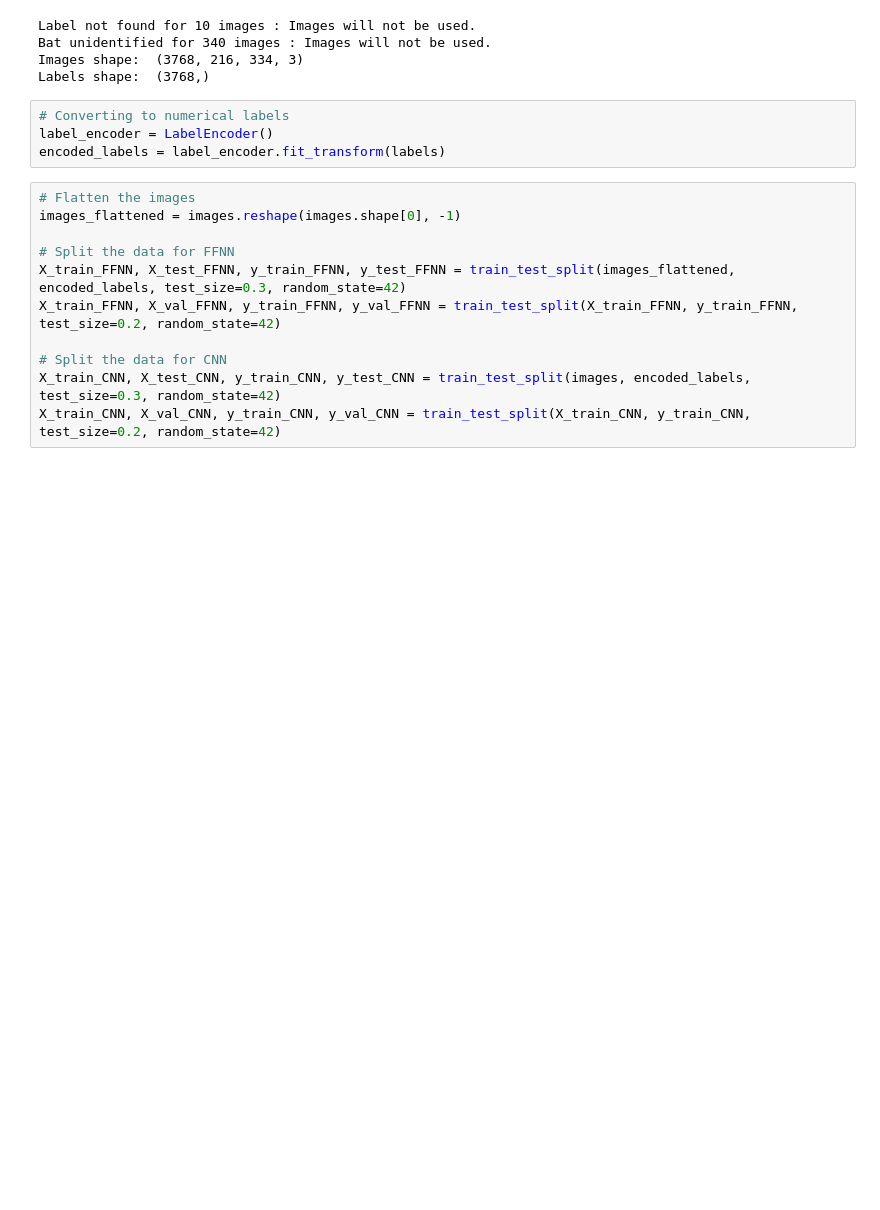
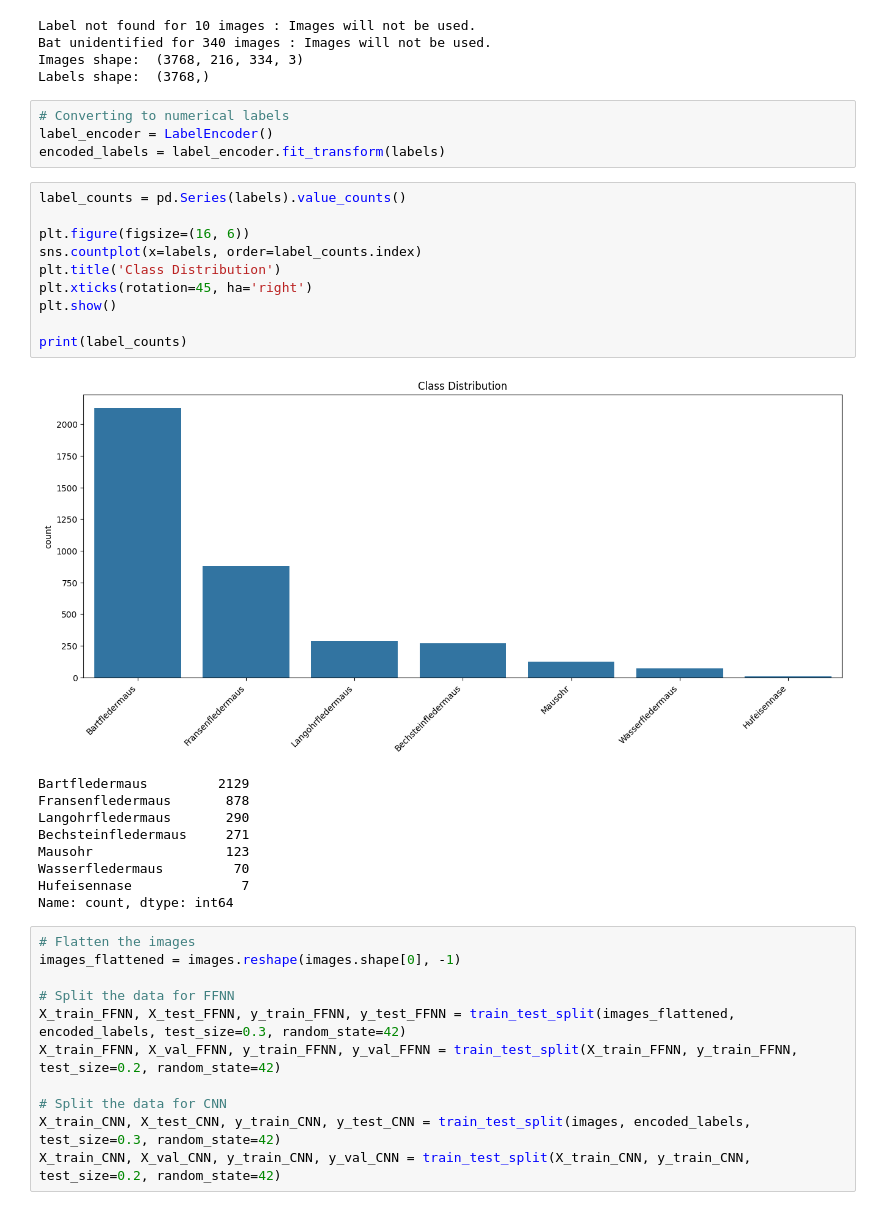
Before and after one commit to DaveS24/bat-orientation-calls, a Jupyter notebook: FullData-NN.ipynb, the cells around one changed output. Saved outputs shown, nothing was run; the diff lists cells and outputs as text; blank space fills up the shorter version.

Commit message:
Added Class Distribution Plot to full data analysis

```diff
--- a/FullData-NN.ipynb
+++ b/FullData-NN.ipynb
@@ -122,6 +120,26 @@ Labels shape:  (3768,)
 # Converting to numerical labels
 label_encoder = LabelEncoder()
 encoded_labels = label_encoder.fit_transform(labels)
+# %%
+label_counts = pd.Series(labels).value_counts()
+
+plt.figure(figsize=(16, 6))
+sns.countplot(x=labels, order=label_counts.index)
+plt.title('Class Distribution')
+plt.xticks(rotation=45, ha='right')
+plt.show()
+
+print(label_counts)
+# %% [output]
+[figure, added]
+Bartfledermaus         2129
+Fransenfledermaus       878
+Langohrfledermaus       290
+Bechsteinfledermaus     271
+Mausohr                 123
+Wasserfledermaus         70
+Hufeisennase              7
+Name: count, dtype: int64
 # %%
 # Flatten the images
 images_flattened = images.reshape(images.shape[0], -1)
```
Also changed, not shown: parts of 3 cells of this notebook.
